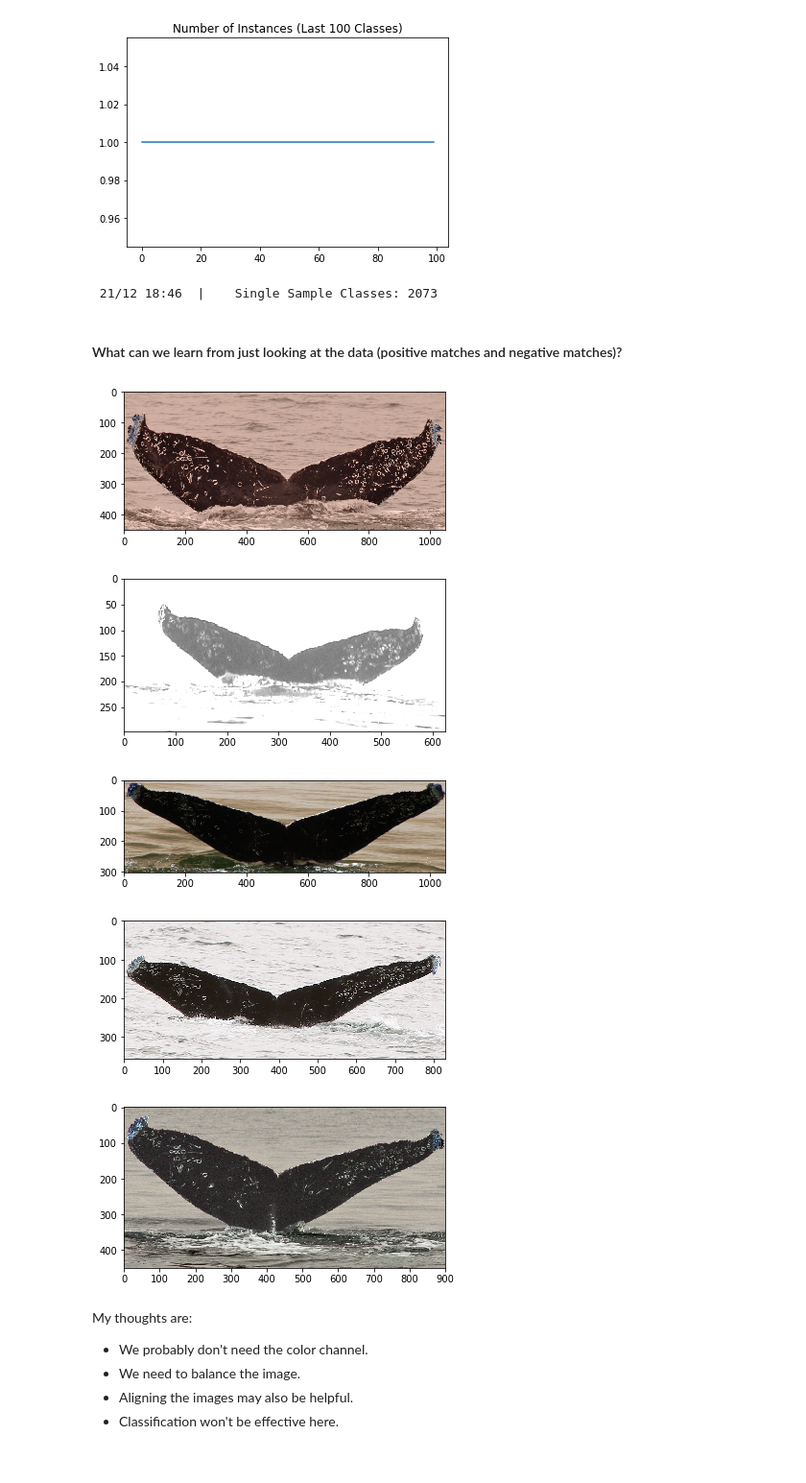
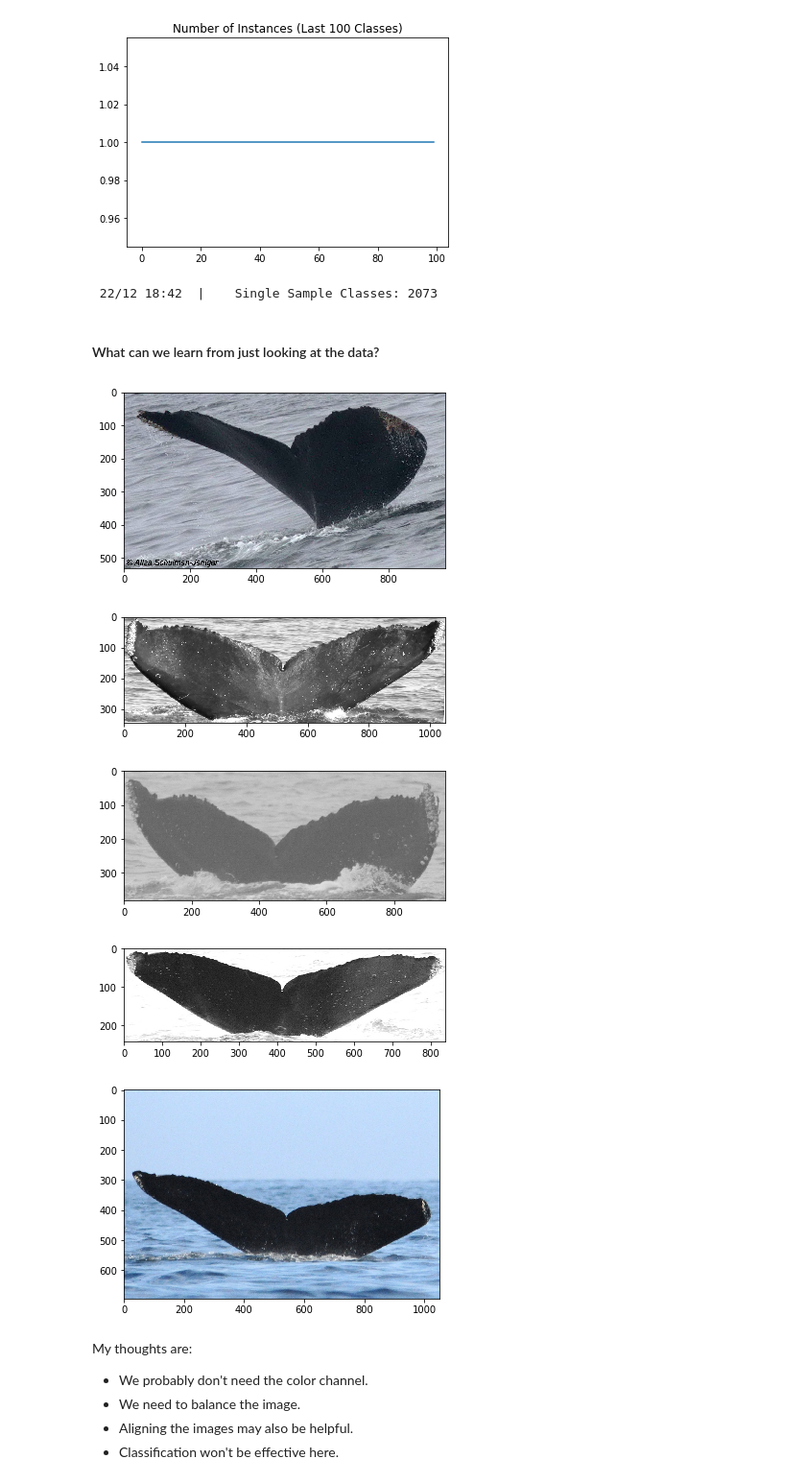
Before and after one commit to krinj/kaggle-whale-id, a Jupyter notebook: notebooks/GettingStarted.ipynb, the cells around one changed output. Shown at 96% size. Cells and saved outputs as stored; diff of their text form; code cells hidden in the pictures.

```diff
--- a/notebooks/GettingStarted.ipynb
+++ b/notebooks/GettingStarted.ipynb
@@ -27,9 +27,10 @@ from data.loader import load_training_samples
 training_samples = load_training_samples()
 
 # Print out an example.
-sample = training_samples[0]
+sample = training_samples[3]
 Logger.field("Example", sample)
 
 # Display one of the sample images.
-plt.imshow(sample.image)
+image = cv2.cvtColor(sample.image, cv2.COLOR_BGR2RGB)
+plt.imshow(image)
 # %% [output]
@@ -138,36 +139,37 @@ plt.show()
 n_single_sample_classes = sum([1 for i in class_count if i == 1])
 Logger.field("Single Sample Classes", n_single_sample_classes)
 # %% [output]
- 21/12 18:46  |    Single Sample Classes: 2073
+ 22/12 18:42  |    Single Sample Classes: 2073
 # %% [markdown]
-#### What can we learn from just looking at the data (positive matches and negative matches)?
+#### What can we learn from just looking at the data?
 # %%
 # First let's create a list of all the samples that are not new whales, and have more than 5 images.
 
 good_samples = []  # This will be a list of lists.
 
 for k, v in class_sample_map.items():
     if k == "new_whale":
         continue
     if len(v) < 5:
         continue
     good_samples.append(v)
 
 # Now let's pick a random index.
 import random
 picked_samples = random.choice(good_samples)
 
 # Let's visualize 5 images from this sample.
 for i in range(5):
     sample = picked_samples[i]
     plt.figure()
-    plt.imshow(sample.image)
+    image = cv2.cvtColor(sample.image, cv2.COLOR_BGR2RGB)
+    plt.imshow(image)
 # %% [output]
-[figure, old version]
+[figure, new version]
-[figure, old version]
+[figure, new version]
-[figure, old version]
+[figure, new version]
-[figure, old version]
+[figure, new version]
-[figure, old version]
+[figure, new version]
 # %% [markdown]
 My thoughts are:
 * We probably don't need the color channel.
```
Also changed, not shown: parts of 7 cells of this notebook, 8 other files.
